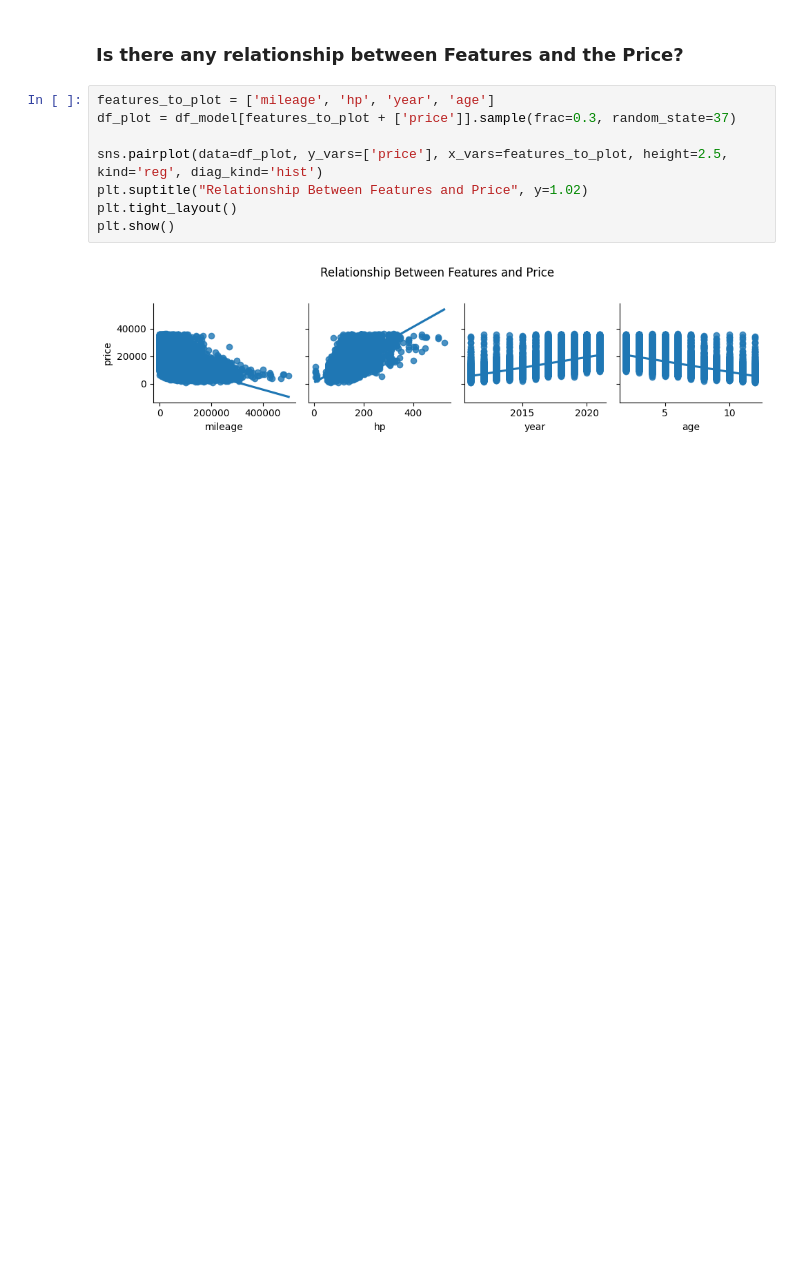
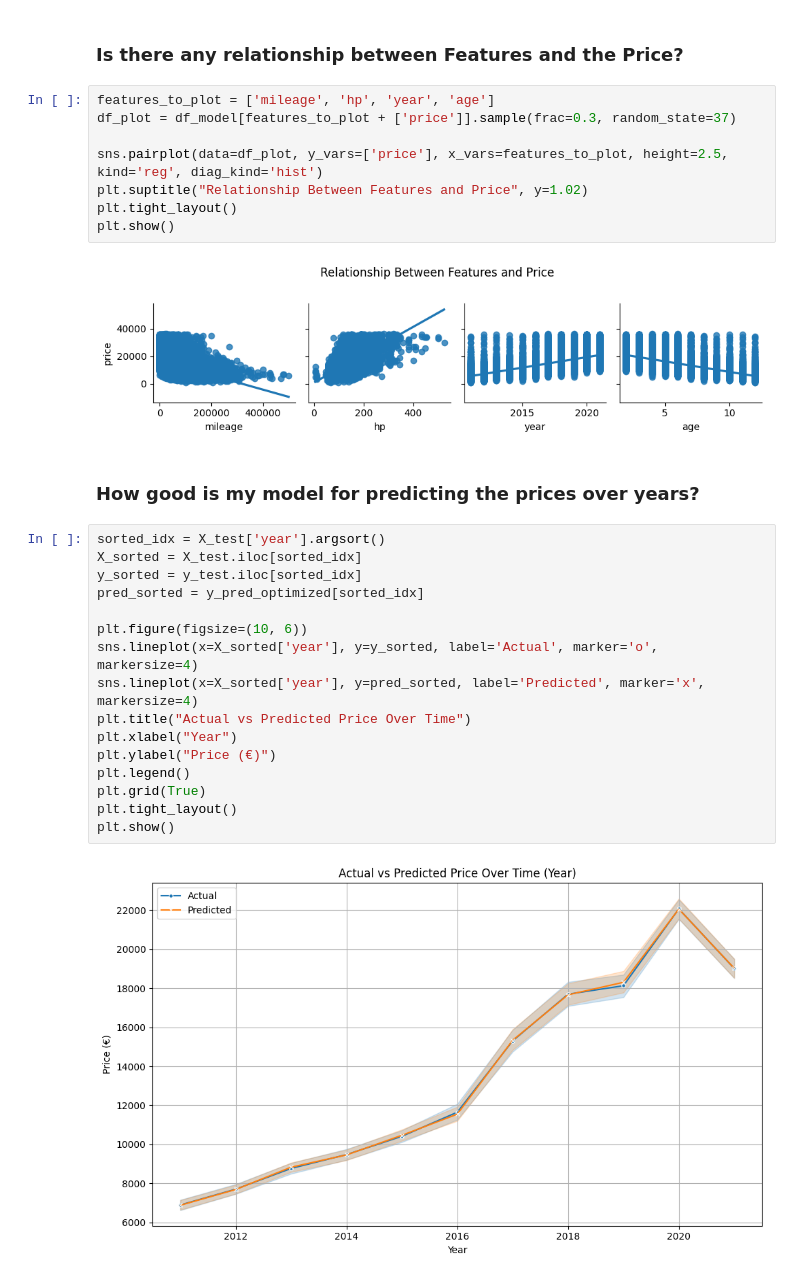
Before and after one commit to Abodx9/DE_Used_Autos, a Jupyter notebook: Scripts/XGB-Model.ipynb, the cells around one changed output. Saved outputs shown, nothing was run; the diff lists cells and outputs as text; blank space fills up the shorter version.

Commit message:
Predict prices over time

```diff
--- a/Scripts/XGB-Model.ipynb
+++ b/Scripts/XGB-Model.ipynb
@@ -229,3 +229,23 @@ plt.tight_layout()
 plt.show()
 # %% [output]
 [figure]
+# %% [markdown]
+### How good is my model for predicting the prices over years?
+# %%
+sorted_idx = X_test['year'].argsort()
+X_sorted = X_test.iloc[sorted_idx]
+y_sorted = y_test.iloc[sorted_idx]
+pred_sorted = y_pred_optimized[sorted_idx]
+
+plt.figure(figsize=(10, 6))
+sns.lineplot(x=X_sorted['year'], y=y_sorted, label='Actual', marker='o', markersize=4)
+sns.lineplot(x=X_sorted['year'], y=pred_sorted, label='Predicted', marker='x', markersize=4)
+plt.title("Actual vs Predicted Price Over Time")
+plt.xlabel("Year")
+plt.ylabel("Price (€)")
+plt.legend()
+plt.grid(True)
+plt.tight_layout()
+plt.show()
+# %% [output]
+[figure, added]
```
